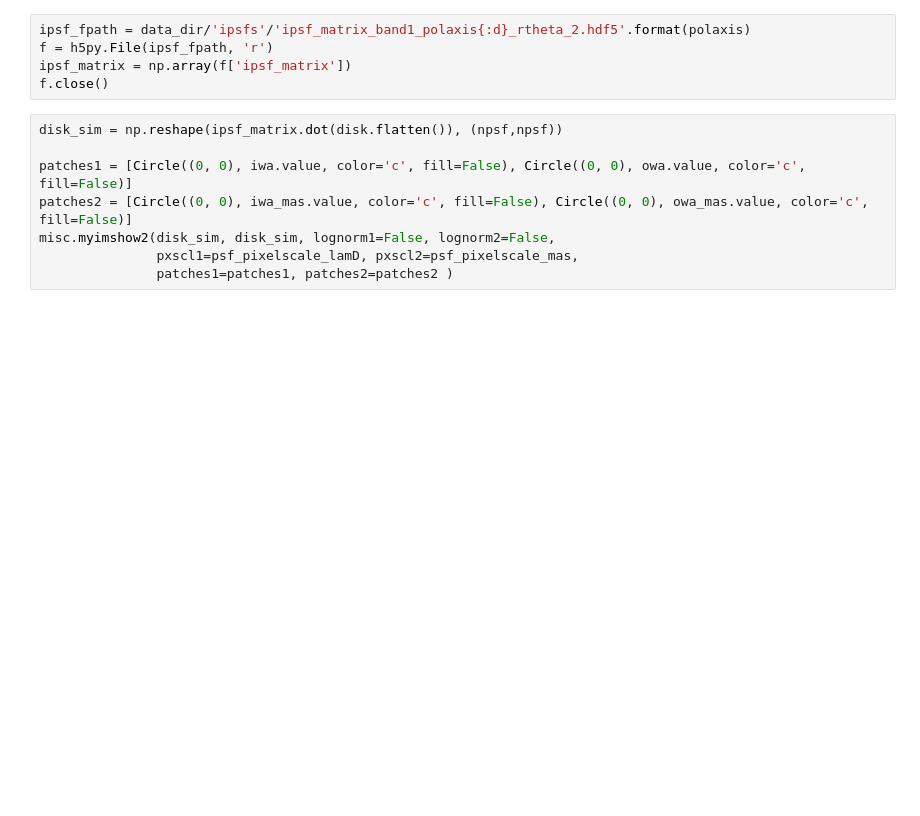
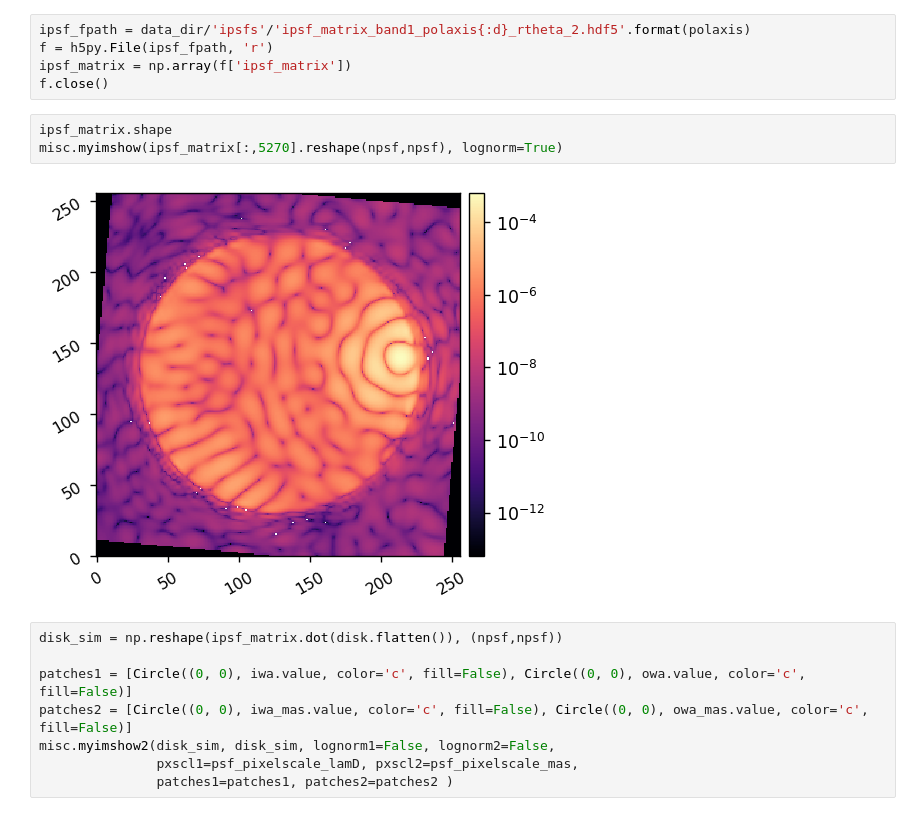
Before and after one commit to kian1377/disk-processing, a Jupyter notebook: testing_run_disk_simulation.ipynb, the cells around one changed output. Cells and saved outputs as stored; diff of their text form; blank space fills up the shorter version.

Commit message:
misc

```diff
--- a/testing_run_disk_simulation.ipynb
+++ b/testing_run_disk_simulation.ipynb
@@ -73,6 +64,11 @@ ipsf_fpath = data_dir/'ipsfs'/'ipsf_matrix_band1_polaxis{:d}_rtheta_2.hdf5'.form
 f = h5py.File(ipsf_fpath, 'r')
 ipsf_matrix = np.array(f['ipsf_matrix'])
 f.close()
+# %%
+ipsf_matrix.shape
+misc.myimshow(ipsf_matrix[:,5270].reshape(npsf,npsf), lognorm=True)
+# %% [output]
+[figure, added]
 # %%
 disk_sim = np.reshape(ipsf_matrix.dot(disk.flatten()), (npsf,npsf))
 
```
Also changed, not shown: parts of 1 cell of this notebook.
